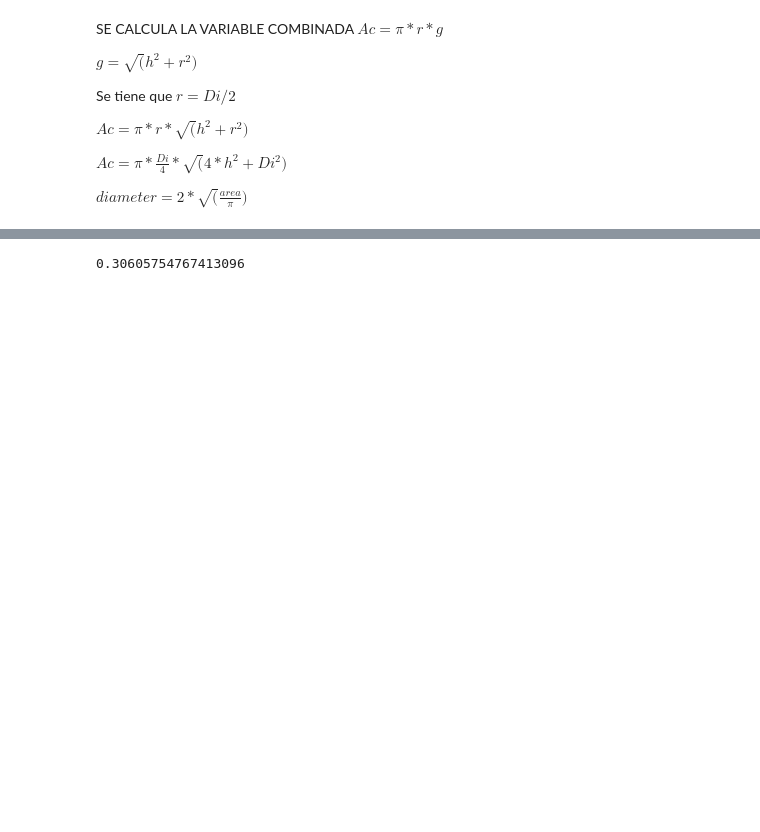
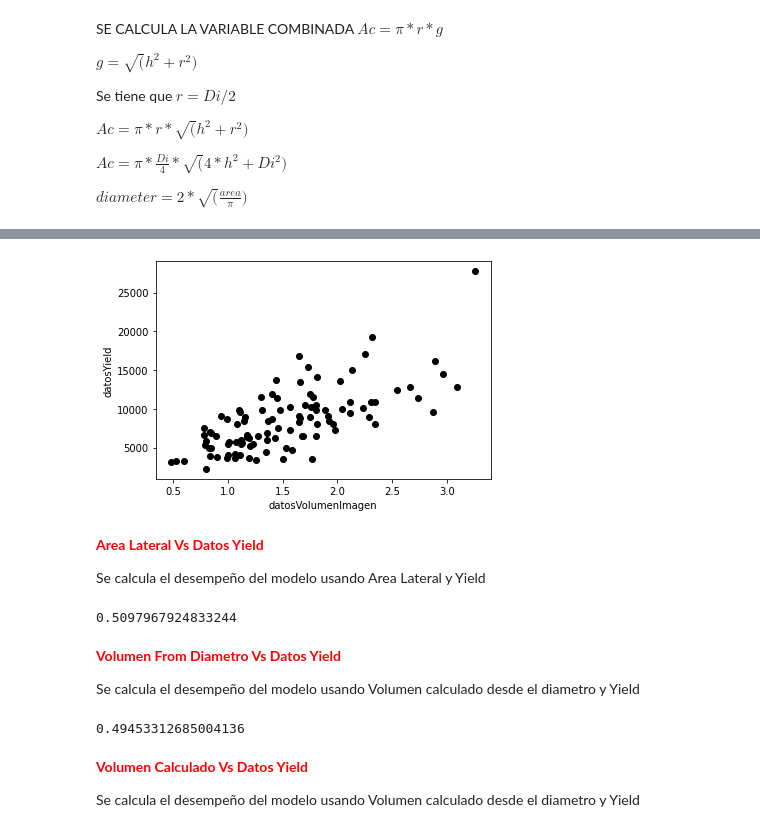
Before and after one commit to julianandres/processingyield, a Jupyter notebook: notas.ipynb, the cells around one changed output, grey strips where cells are left out. Saved outputs shown, nothing was run; the diff lists cells and outputs as text; code cells hidden in the pictures; blank space fills up the shorter version.

```diff
--- a/notas.ipynb
+++ b/notas.ipynb
@@ -123,9 +134,36 @@ pyplot.show()
+# %%
+pyplot.scatter(datos.datosVolumen,datos.datosYeld,c="black")
+pyplot.xlabel("datosVolumenImagen")
+pyplot.ylabel("datosYield")
+
+pyplot.show()
+# %% [output]
+[figure, added]
+# %% [markdown]
+<b style="color:red;">Area Lateral Vs Datos Yield</b>
+
+Se calcula el desempeño del modelo usando Area Lateral y Yield
+# %%
+
+popt, pcov = curve_fit(definirCorrelacionVariables.objective, areaLateral, datos.datosYeld)
+y_pred = definirCorrelacionVariables.objective(areaLateral, *popt)
+r2_score(datos.datosYeld, y_pred)
+# %% [output]
+0.5097967924833244
+# %% [markdown]
+<b style="color:red;">Volumen From Diametro Vs Datos Yield</b>
+
+Se calcula el desempeño del modelo usando Volumen calculado desde el diametro y Yield
 # %%
-popt, pcov = curve_fit(definirCorrelacionVariables.objective, xFit, datos.datosYeld)
-y_pred = definirCorrelacionVariables.objective(xFit, *popt)
+popt, pcov = curve_fit(definirCorrelacionVariables.objective, volumeFromDiameter, datos.datosYeld)
+y_pred = definirCorrelacionVariables.objective(volumeFromDiameter, *popt)
 r2_score(datos.datosYeld, y_pred)
 # %% [output]
-0.30605754767413096
+0.49453312685004136
+# %% [markdown]
+<b style="color:red;">Volumen Calculado Vs Datos Yield</b>
+
+Se calcula el desempeño del modelo usando Volumen calculado desde el diametro y Yield
 # %%
 popt, pcov = curve_fit(definirCorrelacionVariables.objective, datos.datosVolumenCalculado, datos.datosYeld)
 y_pred = definirCorrelacionVariables.objective(datos.datosVolumenCalculado, *popt)
```
Also changed, not shown: parts of 22 cells of this notebook, 1 other file.
